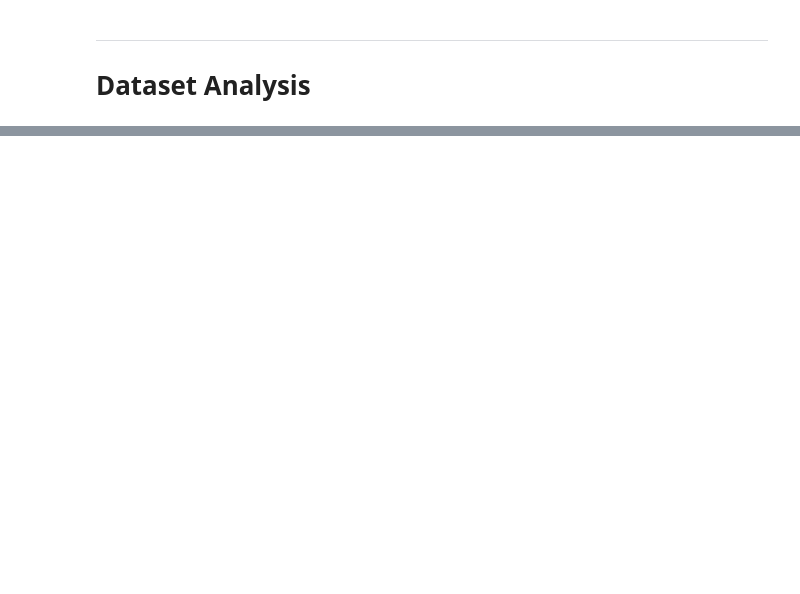
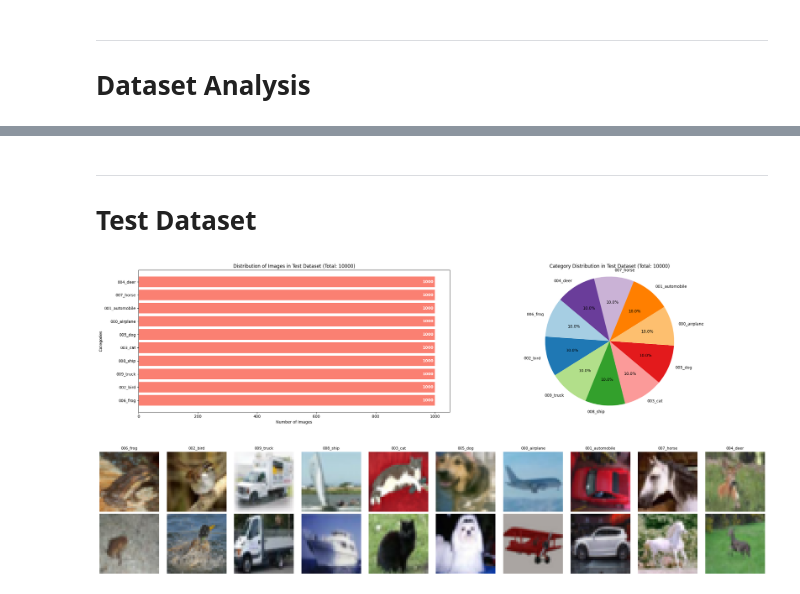
Before and after one commit to JPSParreira/image-classifier, a Jupyter notebook: notebooks/00_dataset_analysis.ipynb, the cells around one changed output, grey strips where cells are left out. Drawn from its saved outputs; the diff is of its cells as text; code cells hidden in the pictures; blank space fills up the shorter version.

```diff
--- a/notebooks/00_dataset_analysis.ipynb
+++ b/notebooks/00_dataset_analysis.ipynb
@@ -60,0 +94,9 @@ plot_statistics('Test Set', test_counts, 'red')
+# %% [markdown]
+---
+# Test Dataset
+# %%
+plot_statistics('Test', test_counts, test_total_count, 'salmon', plt.cm.Paired.colors)
+display_sample_images(test_dir)
+# %% [output]
+[figure, added]
+[figure, added]
```
Also changed, not shown: parts of 8 cells of this notebook, 10 other files.
